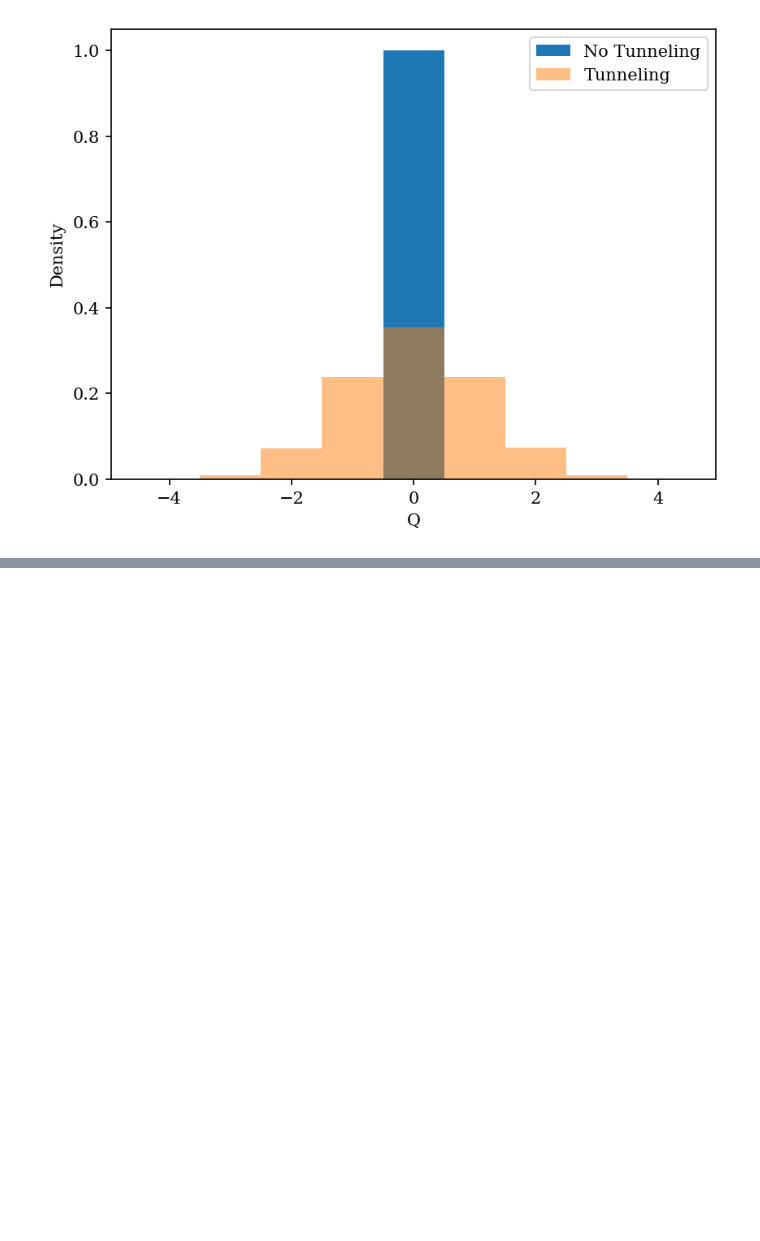
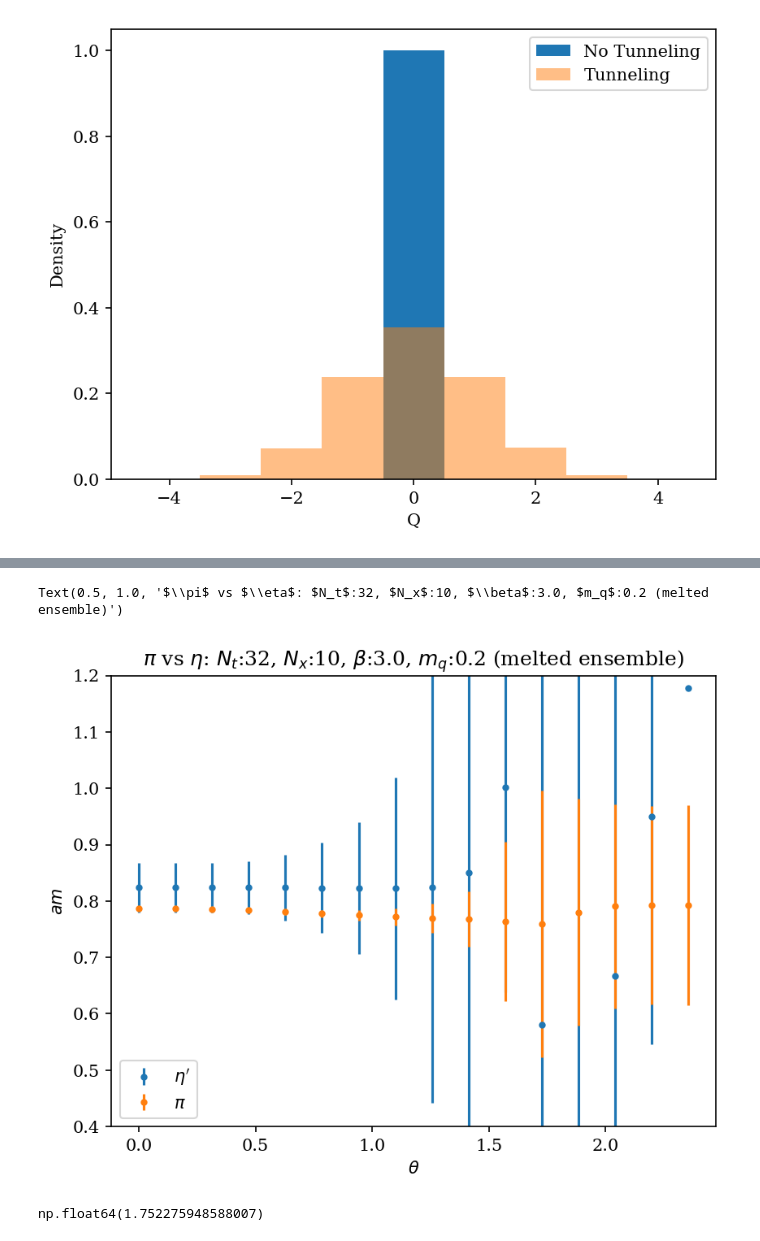
Before and after one commit to wurdahl/schwingerModel, a Jupyter notebook: topoCharge.ipynb, the cells around one changed output, grey strips where cells are left out. Saved outputs shown, nothing was run; the diff lists cells and outputs as text; code cells hidden in the pictures; blank space fills up the shorter version.

```diff
--- a/topoCharge.ipynb
+++ b/topoCharge.ipynb
@@ -115,0 +151,23 @@ plt.ylim([1e-6, 2e0])
+# %%
+etaMasses = [etaMassTheta[i][0][0,0] for i in range(len(thetas))]
+pionMasses = [pionMassTheta[i][0][0,0] for i in range(len(thetas))]
+
+etaMassesErr = [np.mean(etaMassTheta[i][1][0,0]) for i in range(len(thetas))]
+pionMassesErr = [np.mean(pionMassTheta[i][1][0,0]) for i in range(len(thetas))]
+# %%
+plt.figure(dpi=150)
+plt.errorbar(x=thetas,y=etaMasses, yerr=etaMassesErr, label=r"$\eta'$",fmt=".")
+plt.errorbar(x=thetas,y=pionMasses, yerr = pionMassesErr, label=r"$\pi$",fmt=".")
+plt.legend(loc="lower left")
+plt.ylim([.4,1.2])
+plt.ylabel("$am$")
+plt.xlabel(r"$\theta$")
+plt.title(rf"$\pi$ vs $\eta$: $N_t$:{meta.dimt}, $N_x$:{meta.dimx}, "
+          rf"$\beta$:{meta.beta}, $m_q$:{meta.fMass} (melted ensemble)")
+# %% [output]
+Text(0.5, 1.0, '$\\pi$ vs $\\eta$: $N_t$:32, $N_x$:10, $\\beta$:3.0, $m_q$:0.2 (melted ensemble)')
+[figure, added]
+# %%
+np.std(Qs)
+# %% [output]
+np.float64(1.752275948588007)
```
Also changed, not shown: parts of 10 cells of this notebook, 4 other files.
